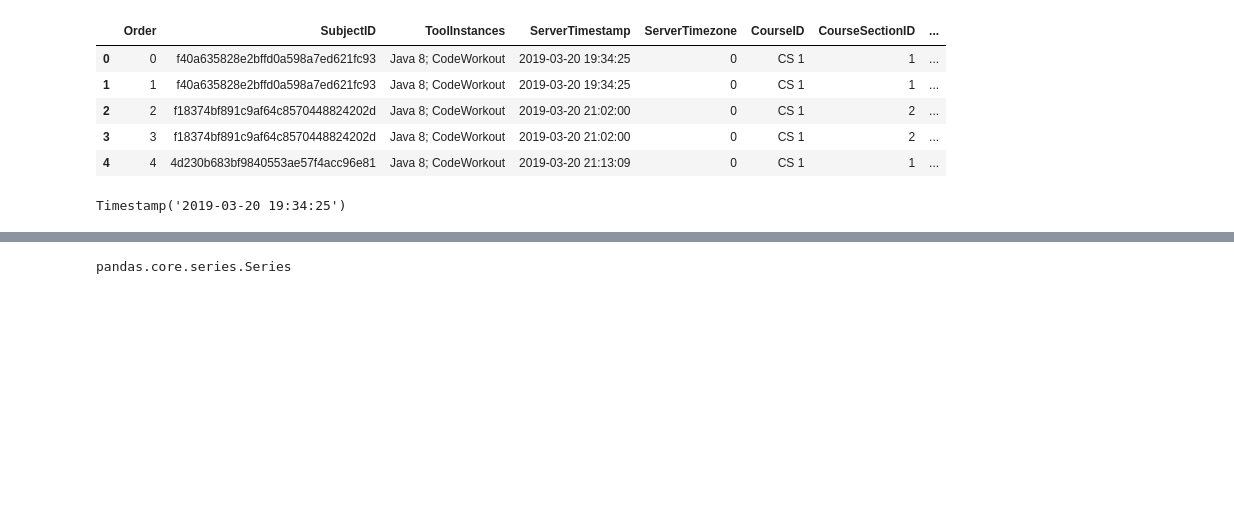
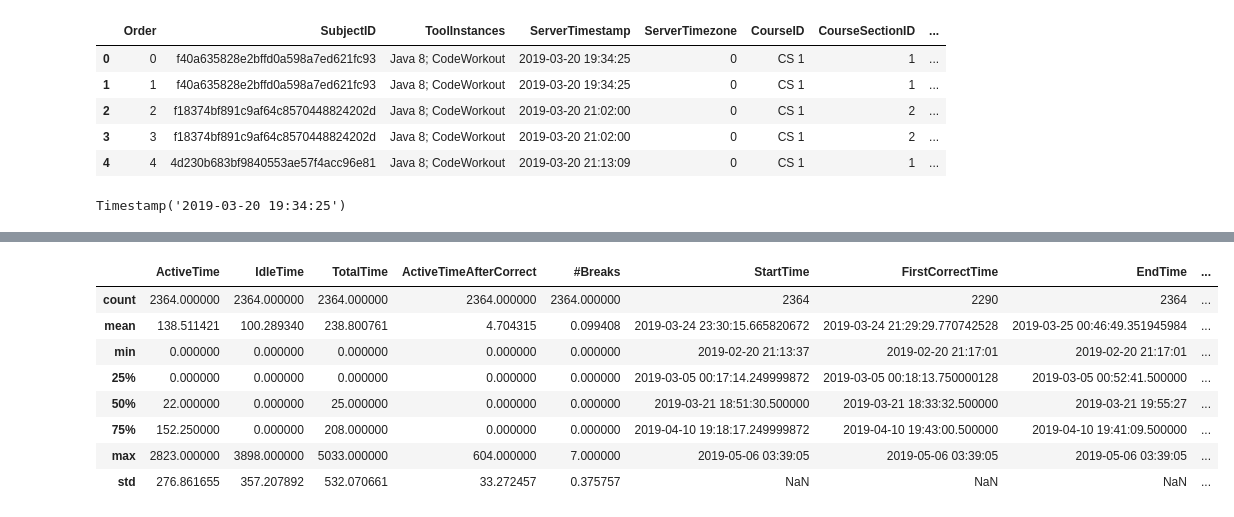
Before and after one commit to CSSPLICE/ProgSnapToolbox, a Jupyter notebook: test_anaytics.ipynb, the cells around one changed output, grey strips where cells are left out. Cells and saved outputs as stored; diff of their text form; code cells hidden in the pictures; blank space fills up the shorter version.

Commit message:
Fixing and debugging time metrics

```diff
--- a/test_anaytics.ipynb
+++ b/test_anaytics.ipynb
@@ -74,4 +69,12 @@ result
-# %%
-type(result)
-# %% [output]
-pandas.core.series.Series
+# %%
+result.describe()
+# %% [output]
+|  | ActiveTime | IdleTime | TotalTime | ActiveTimeAfterCorrect | #Breaks | StartTime | FirstCorrectTime | EndTime | ... |
+| count | 2364.000000 | 2364.000000 | 2364.000000 | 2364.000000 | 2364.000000 | 2364 | 2290 | 2364 | ... |
+| mean | 138.511421 | 100.289340 | 238.800761 | 4.704315 | 0.099408 | 2019-03-24 23:30:15.665820672 | 2019-03-24 21:29:29.770742528 | 2019-03-25 00:46:49.351945984 | ... |
+| min | 0.000000 | 0.000000 | 0.000000 | 0.000000 | 0.000000 | 2019-02-20 21:13:37 | 2019-02-20 21:17:01 | 2019-02-20 21:17:01 | ... |
+| 25% | 0.000000 | 0.000000 | 0.000000 | 0.000000 | 0.000000 | 2019-03-05 00:17:14.249999872 | 2019-03-05 00:18:13.750000128 | 2019-03-05 00:52:41.500000 | ... |
+| 50% | 22.000000 | 0.000000 | 25.000000 | 0.000000 | 0.000000 | 2019-03-21 18:51:30.500000 | 2019-03-21 18:33:32.500000 | 2019-03-21 19:55:27 | ... |
+| 75% | 152.250000 | 0.000000 | 208.000000 | 0.000000 | 0.000000 | 2019-04-10 19:18:17.249999872 | 2019-04-10 19:43:00.500000 | 2019-04-10 19:41:09.500000 | ... |
+| max | 2823.000000 | 3898.000000 | 5033.000000 | 604.000000 | 7.000000 | 2019-05-06 03:39:05 | 2019-05-06 03:39:05 | 2019-05-06 03:39:05 | ... |
+| std | 276.861655 | 357.207892 | 532.070661 | 33.272457 | 0.375757 | NaN | NaN | NaN | ... |
```
Also changed, not shown: parts of 3 cells of this notebook, 2 other files.
